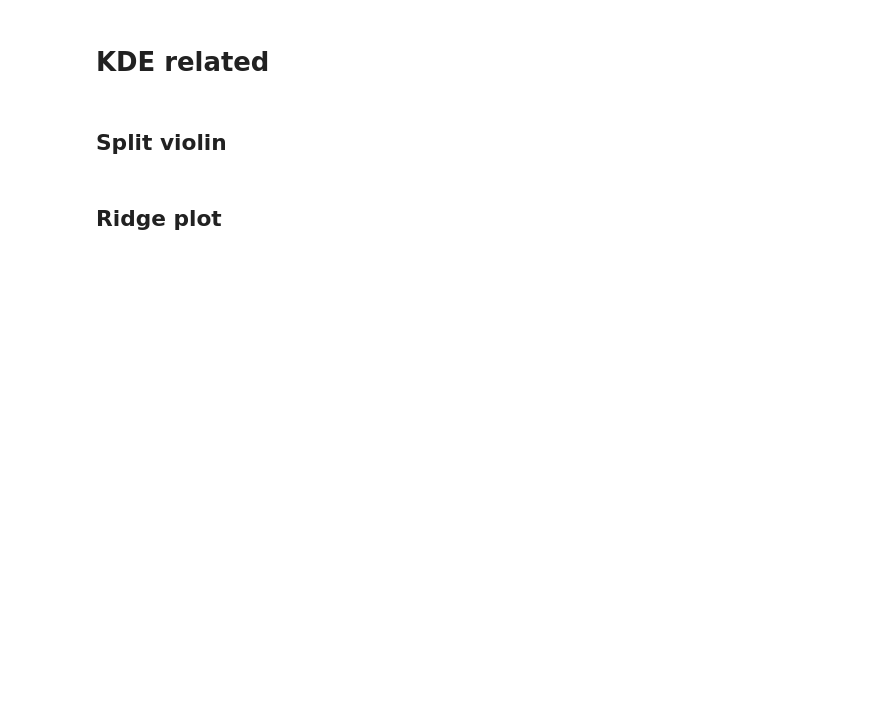
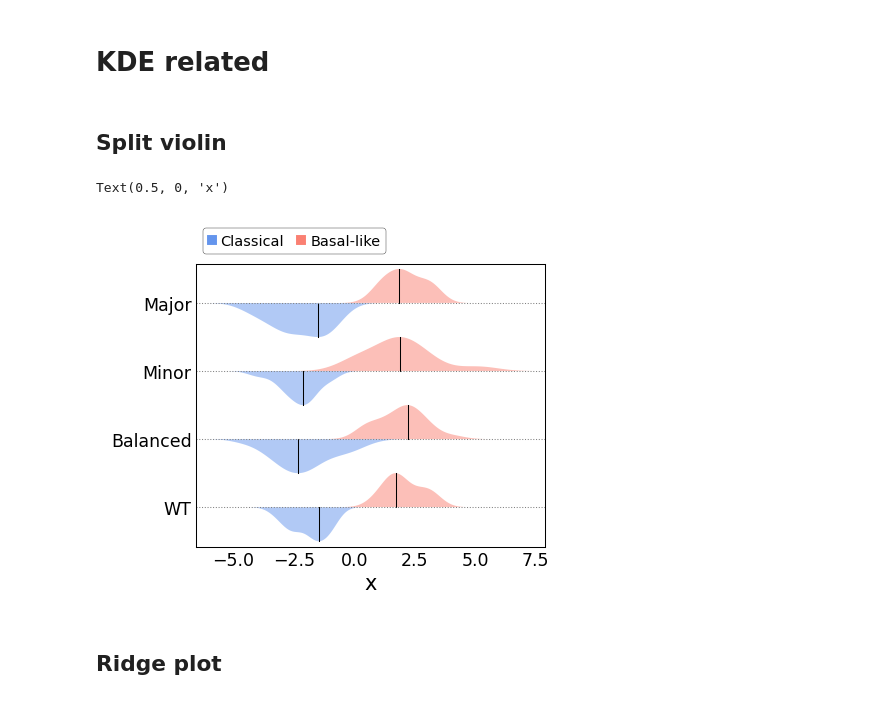
Before and after one commit to fossbert/Python_Packages, a Jupyter notebook: Dev_cbviz.ipynb, the cells around one changed output. Drawn from its saved outputs; the diff is of its cells as text; code cells hidden in the pictures; blank space fills up the shorter version.

```diff
--- a/Dev_cbviz.ipynb
+++ b/Dev_cbviz.ipynb
@@ -48,7 +33,0 @@ DataNum(Observations: 190, Features: 3, Total NaN: 0)
-# %%
-while True:
-    try:
-        x = int(input("Please enter a number: "))
-        break
-    except ValueError:
-        print("Oops!  That was no valid number.  Try again...")
@@ -75,15 +48,25 @@ sp = SplitViolin(data, s1_order=['WT', 'Balanced', 'Minor', 'Major'], s2_order=[
 # %%
 plt.style.use('cviz')
 fig, ax = plt.subplots(figsize=(3,2.5))
 
 for kde in sp.get_violins(colors=('cornflowerblue', 'salmon')):
 
     ax.fill_betweenx(kde.density, kde.grid, facecolor=kde.color, alpha=0.5)
     ax.plot(kde.mode.ycoords, kde.mode.xcoords, lw=0.5, c='k')
 
 ax.set_yticks(*sp.get_s1_ticks())
 
+leg = ax.legend(handles=sp.get_s2_legend(colors=('cornflowerblue', 'salmon')),
+                loc='upper left', handlelength=0.4,
+                bbox_to_anchor=(0, 1.0, 0, 0.15), ncol=2, fontsize='x-small')
+leg.get_frame().set_linewidth(0.2)
+
+[ax.axhline(i, lw=0.5, ls=":", c='0.5') for i in (sp.get_s1_ticks()[0])]
+ax.set_xlabel(sp.ylabel)
 # fig.savefig('./test/Test-SplitViolin.pdf')
+# %% [output]
+Text(0.5, 0, 'x')
+[figure, added]
 # %% [markdown]
 ## Ridge plot
 # %%
```
Also changed, not shown: parts of 26 cells of this notebook, 3 other files.
